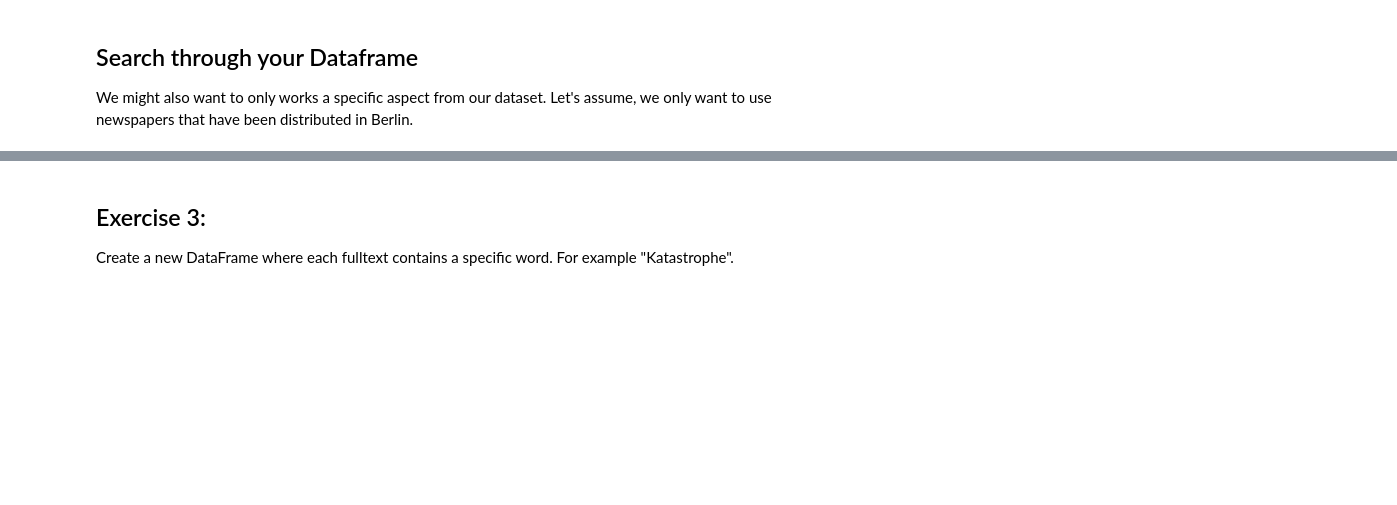
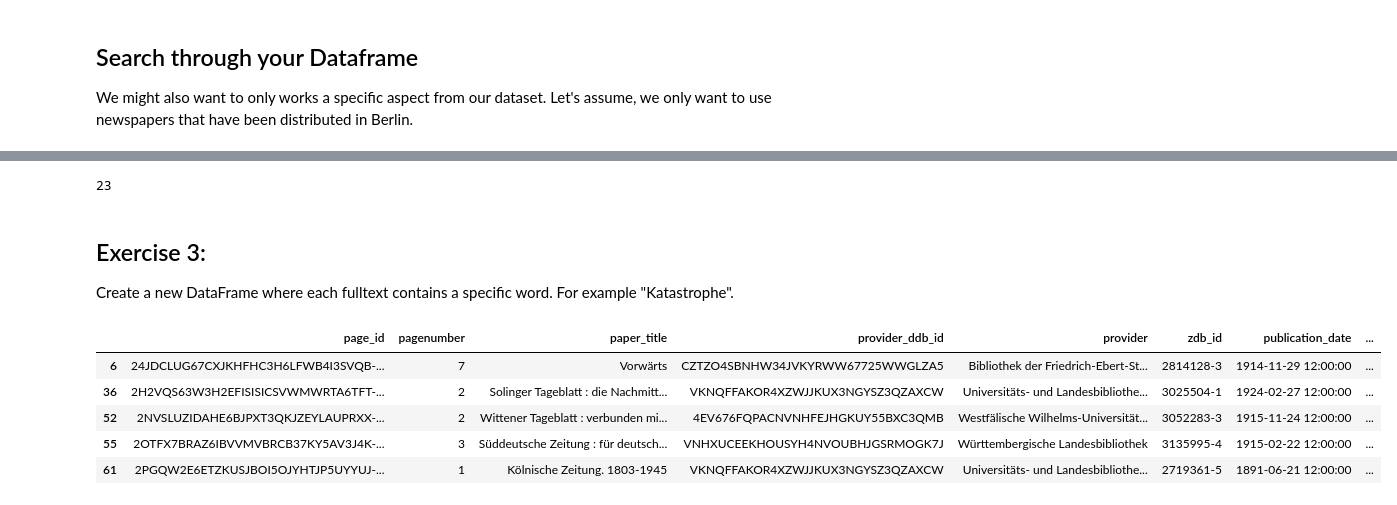
Before and after one commit to m3wzz/very_fake, a Jupyter notebook: Lia_Processing_Datasets.ipynb, the cells around one changed output, grey strips where cells are left out. Drawn from its saved outputs; the diff is of its cells as text; code cells hidden in the pictures; blank space fills up the shorter version.

```diff
--- a/Lia_Processing_Datasets.ipynb
+++ b/Lia_Processing_Datasets.ipynb
@@ -84,9 +123,24 @@ df_berlin.head()
 # How many rows are these?
 
 #add code here
+len(df_berlin)
+# %% [output]
+23
 # %% [markdown]
 ## Exercise 3:
 
 Create a new DataFrame where each fulltext contains a specific word. For example "Katastrophe".
 # %%
 #add your code here:
+
+df_katastrophe = df[df['plainpagefulltext'].str.contains('Katastrophe', na = False)]
+
+
+df_katastrophe.head()
+# %% [output]
+|  | page_id | pagenumber | paper_title | provider_ddb_id | provider | zdb_id | publication_date | ... |
+| 6 | 24JDCLUG67CXJKHFHC3H6LFWB4I3SVQB-... | 7 | Vorwärts | CZTZO4SBNHW34JVKYRWW67725WWGLZA5 | Bibliothek der Friedrich-Ebert-St... | 2814128-3 | 1914-11-29 12:00:00 | ... |
+| 36 | 2H2VQS63W3H2EFISISICSVWMWRTA6TFT-... | 2 | Solinger Tageblatt : die Nachmitt... | VKNQFFAKOR4XZWJJKUX3NGYSZ3QZAXCW | Universitäts- und Landesbibliothe... | 3025504-1 | 1924-02-27 12:00:00 | ... |
+| 52 | 2NVSLUZIDAHE6BJPXT3QKJZEYLAUPRXX-... | 2 | Wittener Tageblatt : verbunden mi... | 4EV676FQPACNVNHFEJHGKUY55BXC3QMB | Westfälische Wilhelms-Universität... | 3052283-3 | 1915-11-24 12:00:00 | ... |
+| 55 | 2OTFX7BRAZ6IBVVMVBRCB37KY5AV3J4K-... | 3 | Süddeutsche Zeitung : für deutsch... | VNHXUCEEKHOUSYH4NVOUBHJGSRMOGK7J | Württembergische Landesbibliothek | 3135995-4 | 1915-02-22 12:00:00 | ... |
+| 61 | 2PGQW2E6ETZKUSJBOI5OJYHTJP5UYYUJ-... | 1 | Kölnische Zeitung. 1803-1945 | VKNQFFAKOR4XZWJJKUX3NGYSZ3QZAXCW | Universitäts- und Landesbibliothe... | 2719361-5 | 1891-06-21 12:00:00 | ... |
```
Also changed, not shown: parts of 7 cells of this notebook.
